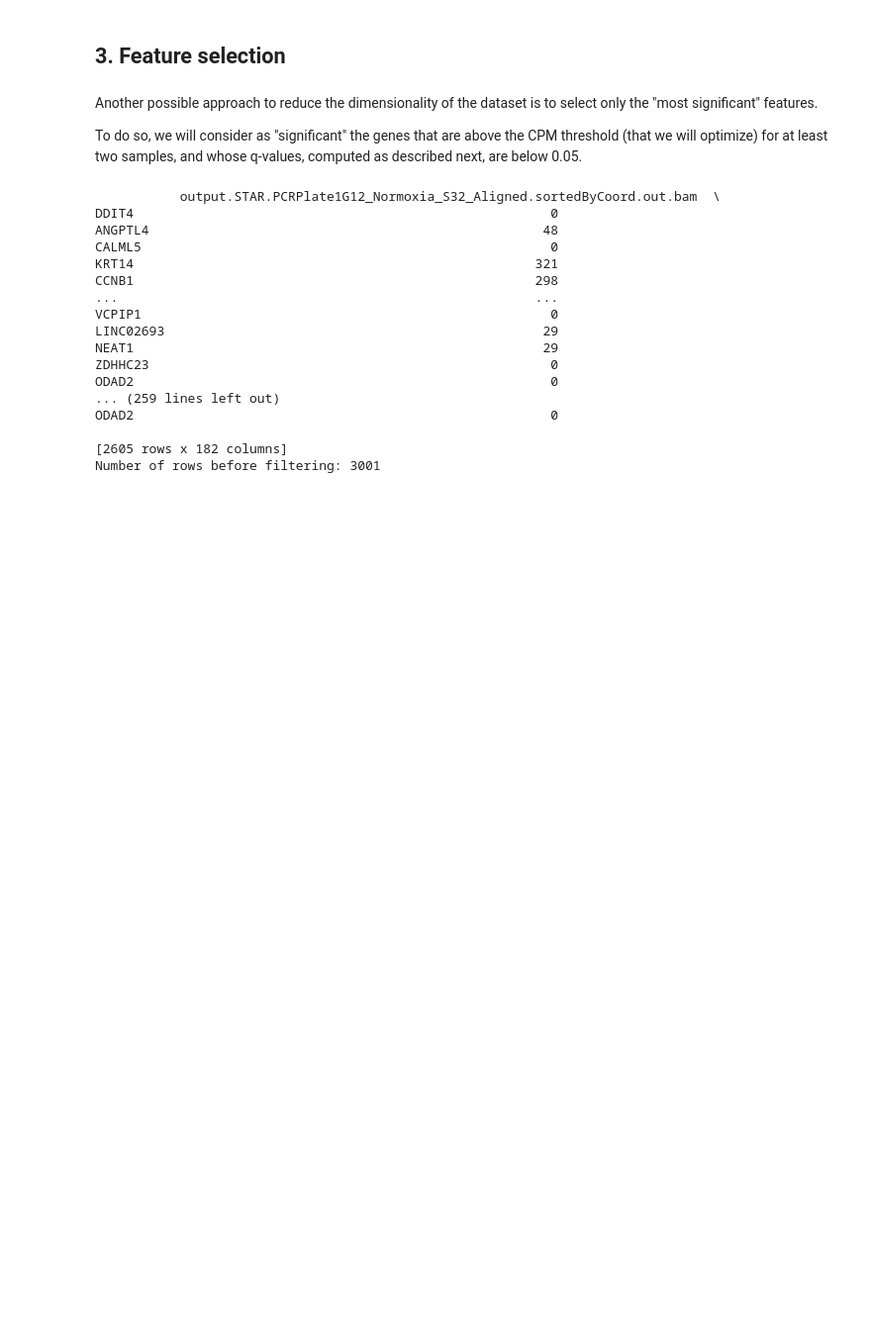
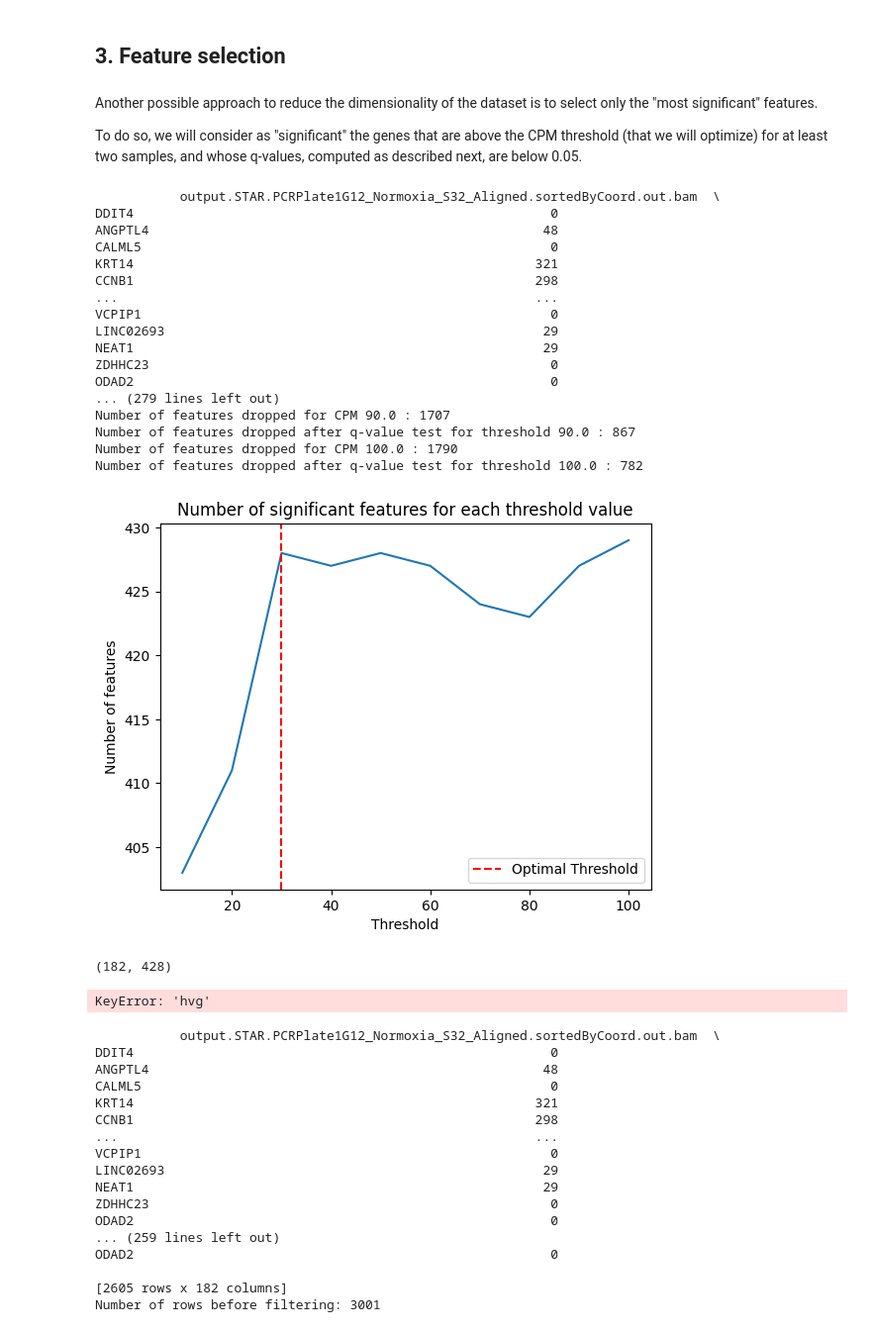
Before and after one commit to eghirardo/ai_lab, a Jupyter notebook: 3. HCC1806_training.ipynb, the cells around one changed output. Shown at 99% size. Saved outputs shown, nothing was run; the diff lists cells and outputs as text; code cells hidden in the pictures; blank space fills up the shorter version.

Commit message:
filtering function

```diff
--- a/3. HCC1806_training.ipynb
+++ b/3. HCC1806_training.ipynb
@@ -301,3 +355,53 @@ merged_smartseqT = merged_smartseq.T
+# %%
+def filtering(dataset, threshold):
+    datasetT = dataset.T
+    filteredcpm = filter_CPM(datasetT, threshold)
+    print(filteredcpm)
+    print("Number of rows before filtering:", datasetT.shape[0])
+
+    p_values_mannwhitneyu = wilcoxon_ranksum_test(merged_smartseq)
+
+    thresholds = np.linspace(start = 10, stop = 100, num = 10)
+    nfeatures = grid_search_thresholds(datasetT, thresholds)
+
+    merged_filtered = filter_CPM(datasetT, 30)
+    merged_filtered = merged_filtered.T
+    merged_filtered = add_target_column_smartseq(merged_filtered, df_metaH_path, 'Condition', 'category_Normo')
+    pvals = wilcoxon_ranksum_test(merged_filtered)
+    qvals = q_value(pvals)
+    count = [value for value in qvals if value[1] <= 0.05]
+    count = [value[0] for value in count]
+    merged_filtered = merged_filtered[count]
+
+    print(merged_filtered.shape)
+
+    # # Now scatter plot the variance of the genes
+# %%
+filtering(df_smartseq_HFiltNormT, 20)
+# %% [output]
+           output.STAR.PCRPlate1G12_Normoxia_S32_Aligned.sortedByCoord.out.bam  \
+DDIT4                                                      0
+ANGPTL4                                                   48
+CALML5                                                     0
+KRT14                                                    321
+CCNB1                                                    298
+...                                                      ...
+VCPIP1                                                     0
+LINC02693                                                 29
+NEAT1                                                     29
+ZDHHC23                                                    0
+ODAD2                                                      0
+... (279 lines left out)
+Number of features dropped for CPM 90.0 : 1707
+Number of features dropped after q-value test for threshold 90.0 : 867
+Number of features dropped for CPM 100.0 : 1790
+Number of features dropped after q-value test for threshold 100.0 : 782
+[figure, added]
+(182, 428)
+# %%
+scatter_plot_variance(df_smartseq_HFiltNormT)
+# %% [output]
+KeyError: 'hvg'
 # %%
 filteredcpm = filter_CPM(merged_smartseqT, 20)
 print(filteredcpm)
```
Also changed, not shown: parts of 39 cells of this notebook.
